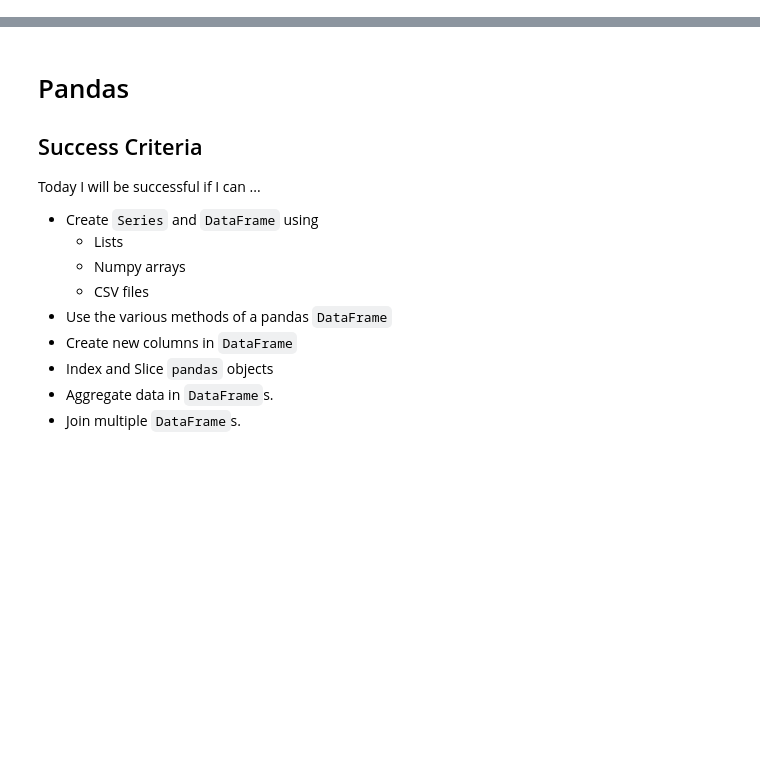
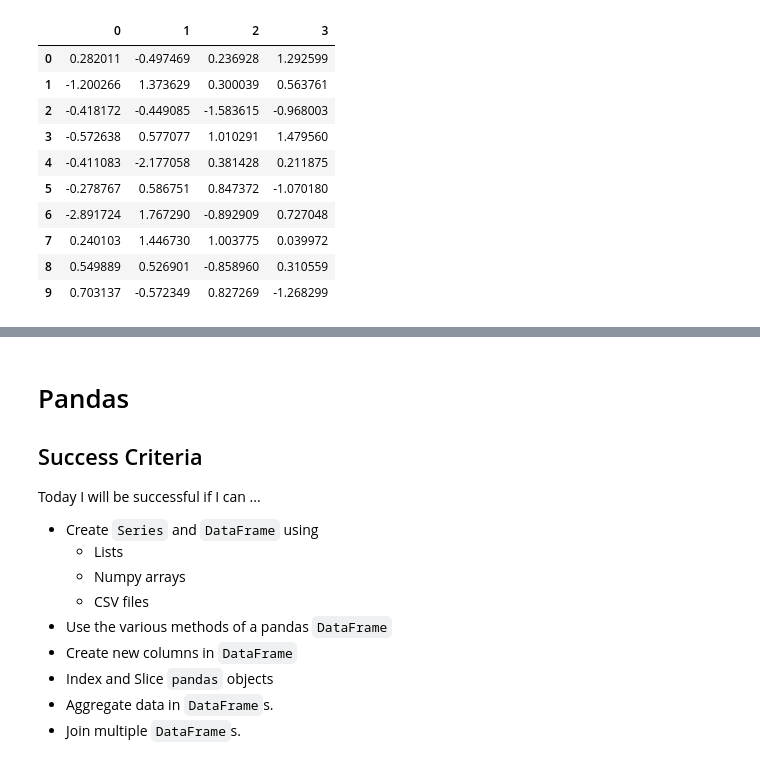
Before and after one commit to MekdiYilma/notes, a Jupyter notebook: pandas/learning_pandas.ipynb, the cells around one changed output, grey strips where cells are left out. Drawn from its saved outputs; the diff is of its cells as text; code cells hidden in the pictures; blank space fills up the shorter version.

```diff
--- a/pandas/learning_pandas.ipynb
+++ b/pandas/learning_pandas.ipynb
@@ -14,0 +442,15 @@ factorial(4)
+# %%
+df = pd.DataFrame(np.random.randn(10, 4))
+df
+# %% [output]
+|  | 0 | 1 | 2 | 3 |
+| 0 | 0.282011 | -0.497469 | 0.236928 | 1.292599 |
+| 1 | -1.200266 | 1.373629 | 0.300039 | 0.563761 |
+| 2 | -0.418172 | -0.449085 | -1.583615 | -0.968003 |
+| 3 | -0.572638 | 0.577077 | 1.010291 | 1.479560 |
+| 4 | -0.411083 | -2.177058 | 0.381428 | 0.211875 |
+| 5 | -0.278767 | 0.586751 | 0.847372 | -1.070180 |
+| 6 | -2.891724 | 1.767290 | -0.892909 | 0.727048 |
+| 7 | 0.240103 | 1.446730 | 1.003775 | 0.039972 |
+| 8 | 0.549889 | 0.526901 | -0.858960 | 0.310559 |
+| 9 | 0.703137 | -0.572349 | 0.827269 | -1.268299 |
```
Also changed, not shown: parts of 69 cells of this notebook, 5 other files.
